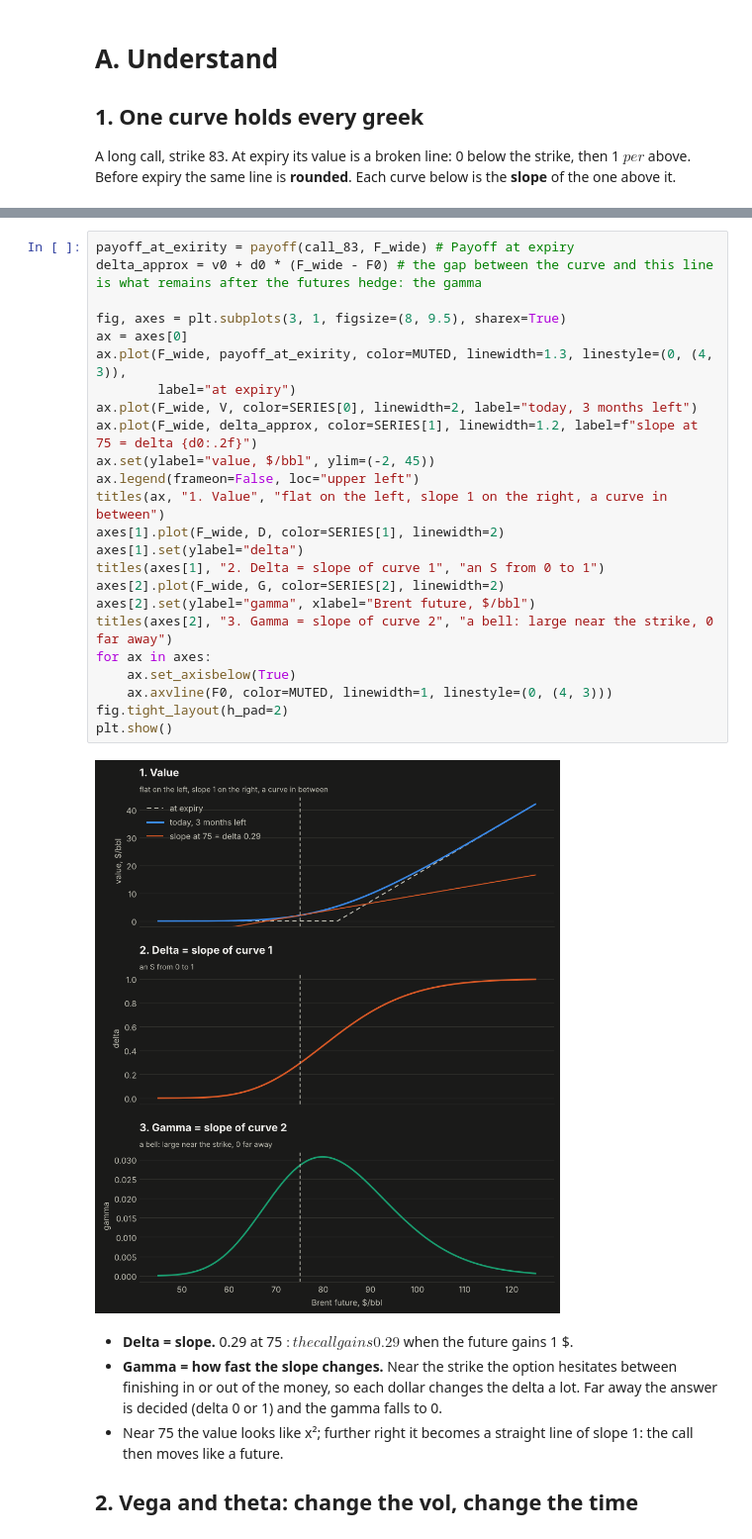
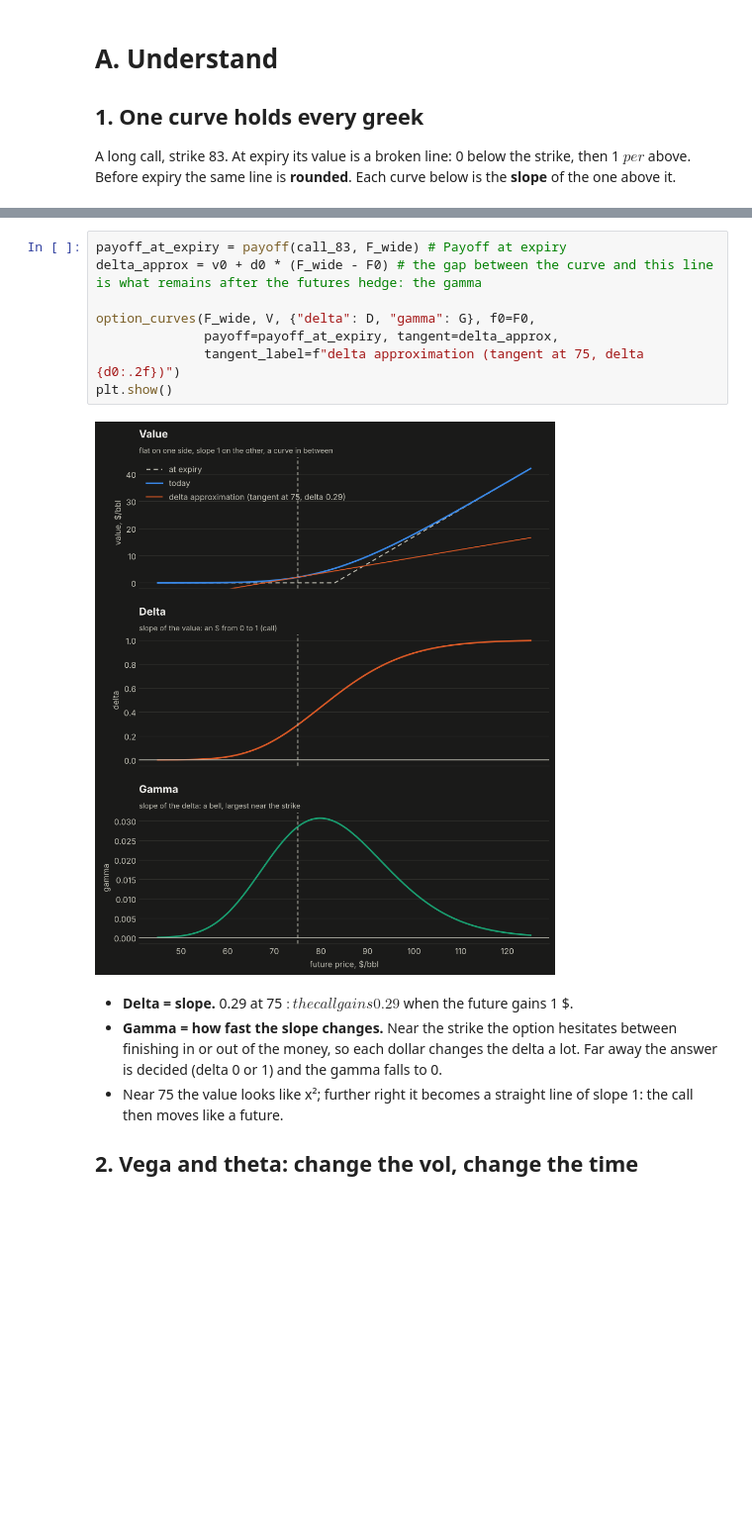
Before and after one commit to MiletoCarmelo/commodity-hedging, a Jupyter notebook: notebooks/07_options_greeks_and_hedging.ipynb, the cells around one changed output, grey strips where cells are left out. Shown at 99% size. Saved outputs shown, nothing was run; the diff lists cells and outputs as text; blank space fills up the shorter version.

Commit message:
plotting: option_value, greek_curve, option_curves; notebook 07 uses them, typos
Co-Authored-By: Claude Opus 5.5 <noreply@anthropic.com>

```diff
--- a/notebooks/07_options_greeks_and_hedging.ipynb
+++ b/notebooks/07_options_greeks_and_hedging.ipynb
@@ -111,31 +111,15 @@ Today:
  => value of the option:  2.029138538478012
  => value of the delta:  0.29097531277055744
 # %%
-payoff_at_exirity = payoff(call_83, F_wide) # Payoff at expiry
+payoff_at_expiry = payoff(call_83, F_wide) # Payoff at expiry
 delta_approx = v0 + d0 * (F_wide - F0) # the gap between the curve and this line is what remains after the futures hedge: the gamma
 
-fig, axes = plt.subplots(3, 1, figsize=(8, 9.5), sharex=True)
-ax = axes[0]
-ax.plot(F_wide, payoff_at_exirity, color=MUTED, linewidth=1.3, linestyle=(0, (4, 3)),
-        label="at expiry")
-ax.plot(F_wide, V, color=SERIES[0], linewidth=2, label="today, 3 months left")
-ax.plot(F_wide, delta_approx, color=SERIES[1], linewidth=1.2, label=f"slope at 75 = delta {d0:.2f}")
-ax.set(ylabel="value, $/bbl", ylim=(-2, 45))
-ax.legend(frameon=False, loc="upper left")
-titles(ax, "1. Value", "flat on the left, slope 1 on the right, a curve in between")
-axes[1].plot(F_wide, D, color=SERIES[1], linewidth=2)
-axes[1].set(ylabel="delta")
-titles(axes[1], "2. Delta = slope of curve 1", "an S from 0 to 1")
-axes[2].plot(F_wide, G, color=SERIES[2], linewidth=2)
-axes[2].set(ylabel="gamma", xlabel="Brent future, $/bbl")
-titles(axes[2], "3. Gamma = slope of curve 2", "a bell: large near the strike, 0 far away")
-for ax in axes:
-    ax.set_axisbelow(True)
-    ax.axvline(F0, color=MUTED, linewidth=1, linestyle=(0, (4, 3)))
-fig.tight_layout(h_pad=2)
+option_curves(F_wide, V, {"delta": D, "gamma": G}, f0=F0,
+              payoff=payoff_at_expiry, tangent=delta_approx,
+              tangent_label=f"delta approximation (tangent at 75, delta {d0:.2f})")
 plt.show()
 # %% [output]
-[figure, old version]
+[figure, new version]
 # %% [markdown]
 - **Delta = slope.** 0.29 at 75 $: the call gains 0.29 $ when the future gains 1 $.
 - **Gamma = how fast the slope changes.** Near the strike the option hesitates between
```
Also changed, not shown: parts of 3 cells of this notebook, 1 other file.
